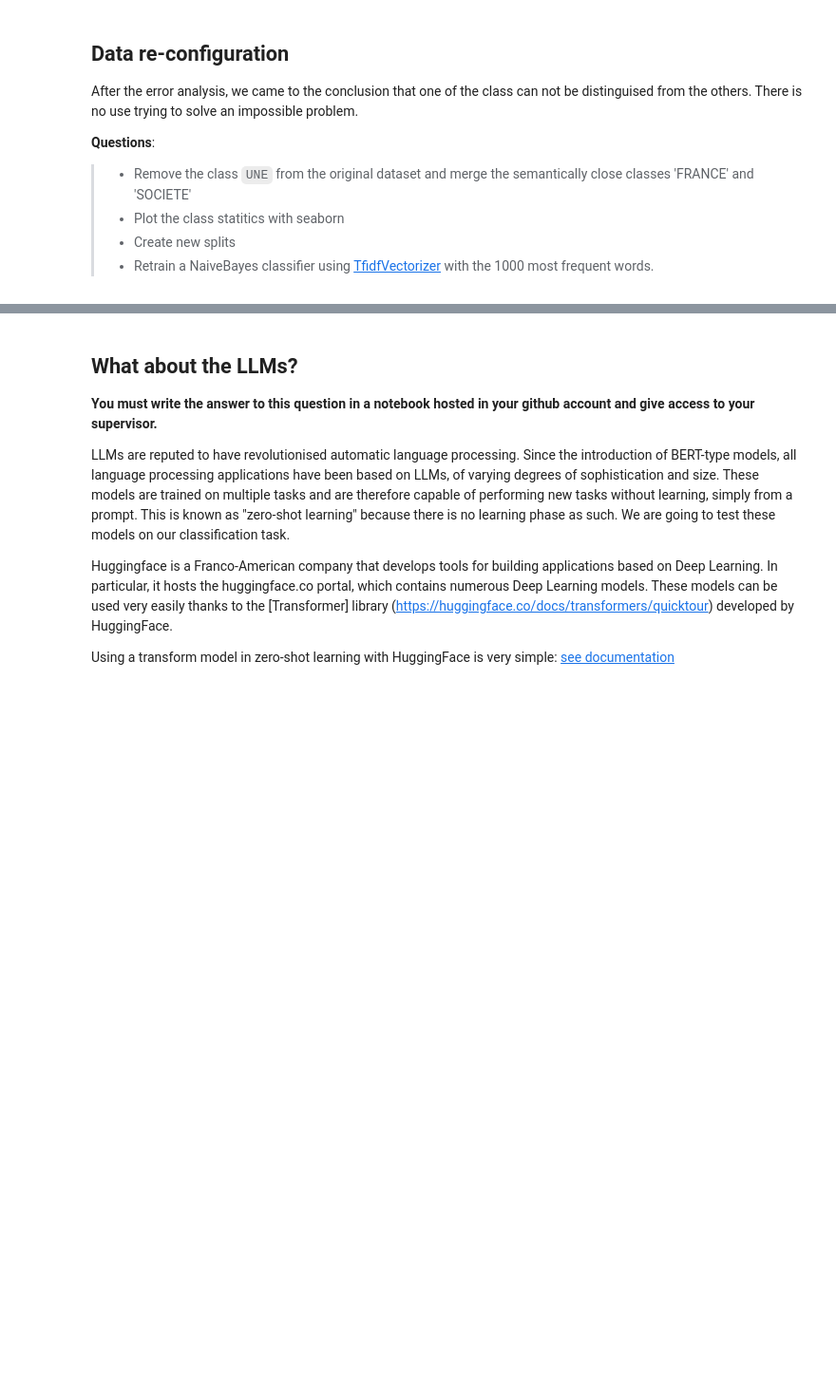
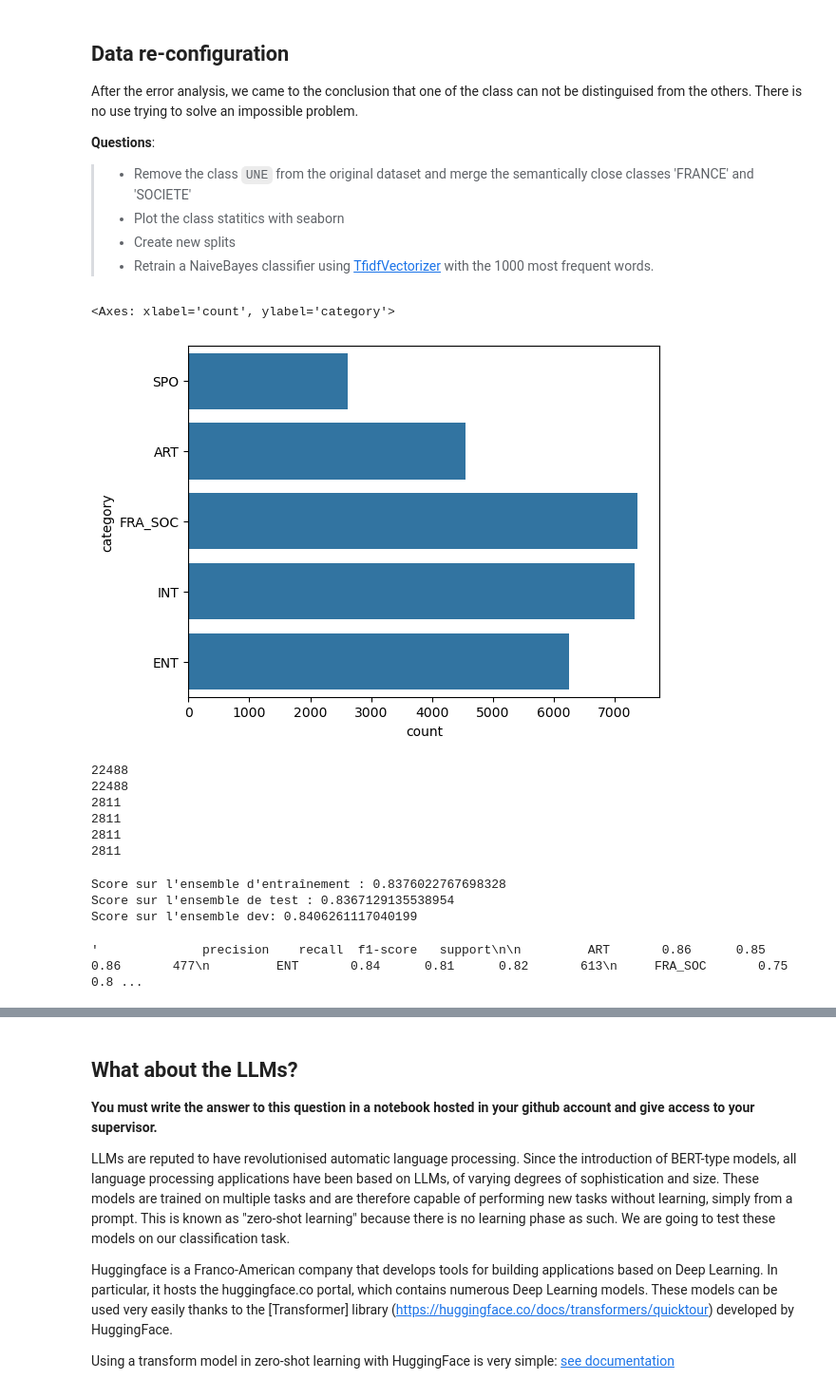
Before and after one commit to AminaManseur29/nlp-lab-text-classification, a Jupyter notebook: TextClassification_LeMonde.ipynb, the cells around one changed output, grey strips where cells are left out. Shown at 95% size. Saved outputs shown, nothing was run; the diff lists cells and outputs as text; code cells hidden in the pictures; blank space fills up the shorter version.

Commit message:
error analysis and data re configuration

```diff
--- a/TextClassification_LeMonde.ipynb
+++ b/TextClassification_LeMonde.ipynb
@@ -250,0 +269,38 @@ from sklearn.feature_extraction.text import TfidfVectorizer
+# %%
+from sklearn.feature_extraction.text import TfidfVectorizer
+
+# Filter out the UNE class
+articles_df = articles_df[articles_df['category'] != 'UNE']
+articles_df['category'] = articles_df['category'].replace({'FRA': 'FRA_SOC', 'SOC': 'FRA_SOC'})
+# %%
+# Plot the statistics of classes
+sns.countplot(data=articles_df,y='category')
+# %% [output]
+<Axes: xlabel='count', ylabel='category'>
+[figure, added]
+# %%
+# Make the splits and print the sizes for checking
+train_set, inter_set = train_test_split(articles_df, test_size=0.2, train_size=0.8)
+dev_set, test_set = train_test_split(inter_set, test_size=0.5, train_size=0.5)
+
+X_train = train_set.text.tolist()
+y_train = train_set.category.tolist()
+print(len(X_train))
+print(len(y_train))
+
+X_dev = dev_set.text.tolist()
+y_dev = dev_set.category.tolist()
+print(len(X_dev))
+print(len(y_dev))
+
+X_test = test_set.text.tolist()
+y_test = test_set.category.tolist()
+print(len(X_test))
+print(len(y_test))
+# %% [output]
+22488
+22488
+2811
+2811
+2811
+2811
@@ -250,0 +323,17 @@ from sklearn.feature_extraction.text import TfidfVectorizer
+# %%
+# Train MultinomialNB
+# create the MultinomialNB
+clf = MultinomialNB()
+# Train
+clf.fit(X_train_tf, y_train)
+# %% [output]
+Score sur l'ensemble d'entraînement : 0.8376022767698328
+Score sur l'ensemble de test : 0.8367129135538954
+Score sur l'ensemble dev: 0.8406261117040199
+# %%
+# Print accuracy
+print("Score sur l'ensemble d'entraînement :", clf.score(X_train_tf, y_train))
+print("Score sur l'ensemble de test :", clf.score(X_test_tf, y_test))
+print("Score sur l'ensemble dev:", clf.score(X_dev_tf, y_dev))
+# %% [output]
+'              precision    recall  f1-score   support\n\n         ART       0.86      0.85      0.86       477\n         ENT       0.84      0.81      0.82       613\n     FRA_SOC       0.75      0.8 ...
```
Also changed, not shown: parts of 15 cells of this notebook, 1 other file.
